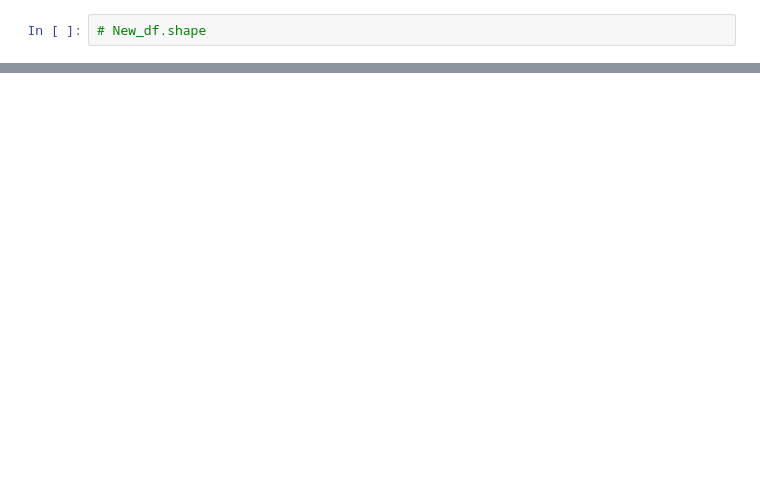
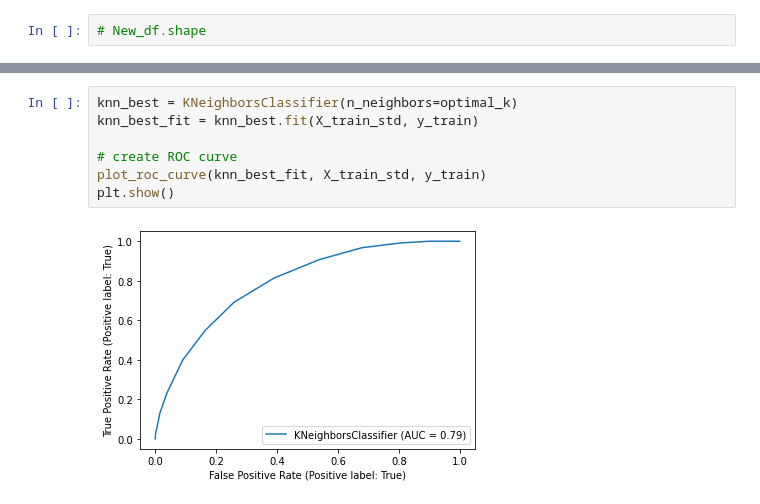
Before and after one commit to Abdulmalik-rebdi/aqar1, a Jupyter notebook: src/featureEng.ipynb, the cells around one changed output, grey strips where cells are left out. Cells and saved outputs as stored; diff of their text form; blank space fills up the shorter version.

```diff
--- a/src/featureEng.ipynb
+++ b/src/featureEng.ipynb
@@ -860,0 +1012,9 @@ ColumnTransformer(remainder='passthrough',
+# %%
+knn_best = KNeighborsClassifier(n_neighbors=optimal_k)
+knn_best_fit = knn_best.fit(X_train_std, y_train)
+
+# create ROC curve
+plot_roc_curve(knn_best_fit, X_train_std, y_train)
+plt.show()
+# %% [output]
+[figure, added]
```
Also changed, not shown: parts of 64 cells of this notebook, 1 other file.
